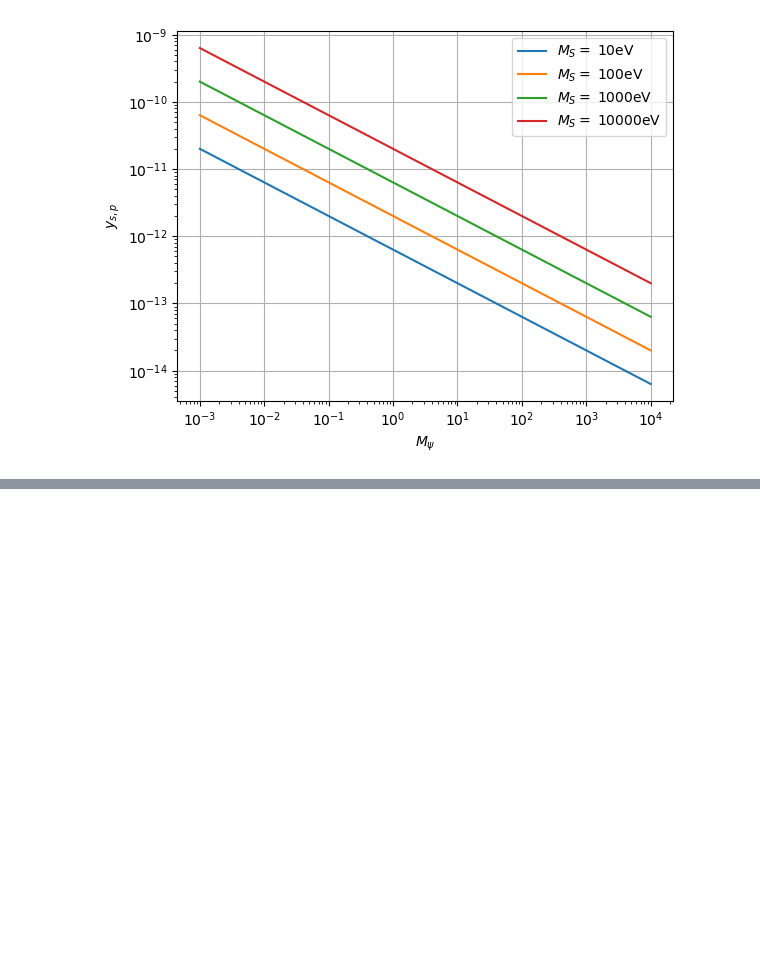
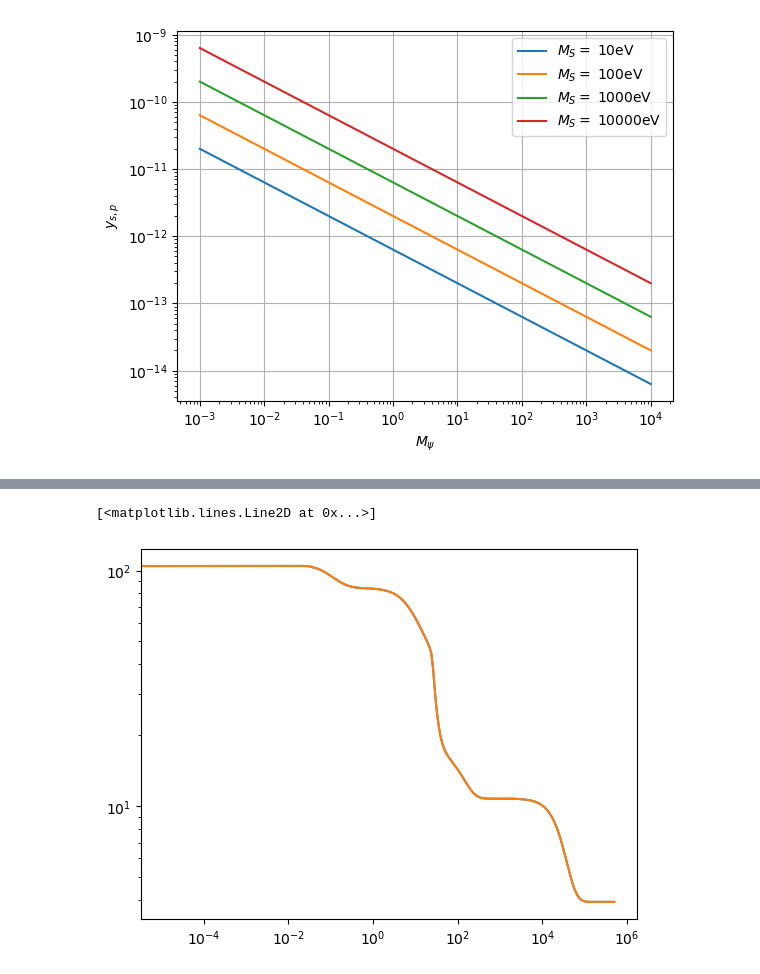
Before and after one commit to SantiagoJulioD/Trabajo_de_grado, a Jupyter notebook: FIMP_fermion/FIMP_fermion.ipynb, the cells around one changed output, grey strips where cells are left out. Cells and saved outputs as stored; diff of their text form; code cells hidden in the pictures; blank space fills up the shorter version.

```diff
--- a/FIMP_fermion/FIMP_fermion.ipynb
+++ b/FIMP_fermion/FIMP_fermion.ipynb
@@ -55,0 +84,9 @@ plt.show()
+# %%
+gstar_s = interp1d(rdof['Temp'][::-1],rdof['g_s'][::-1],bounds_error=False,fill_value=(rdof['g_s'].values[-1],rdof['g_s'].values[0]))
+gstar_rho = interp1d(rdof['Temp'][::-1],rdof['g_rho'][::-1],bounds_error=False,fill_value=(rdof['g_rho'].values[-1],rdof['g_rho'].values[0]))
+# %%
+plt.loglog(rdof['Temp'][::-1],rdof['g_s'])
+plt.loglog(rdof['Temp'][::-1],gstar_s(rdof['Temp']))
+# %% [output]
+[<matplotlib.lines.Line2D at 0x...>]
+[figure, added]
```
Also changed, not shown: parts of 17 cells of this notebook, 1 other file.
